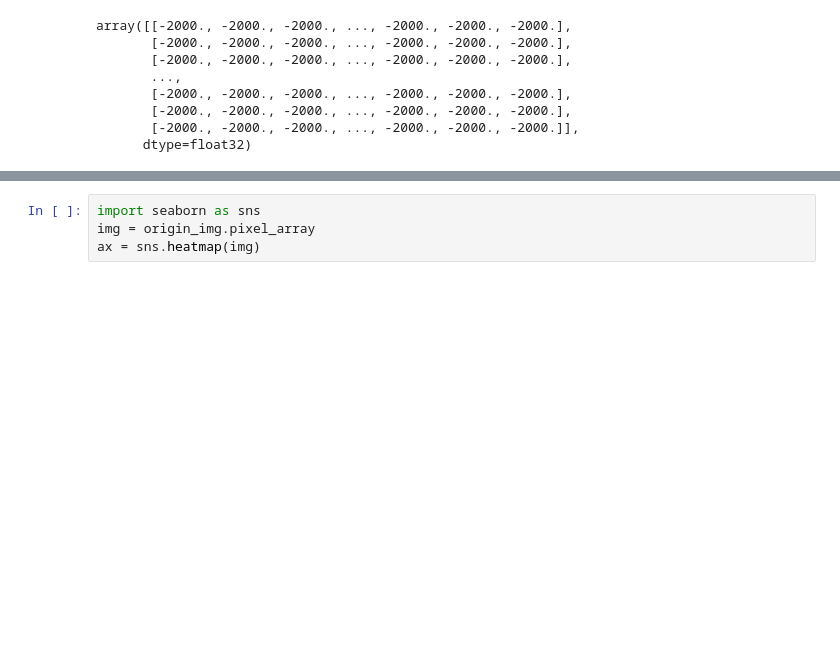
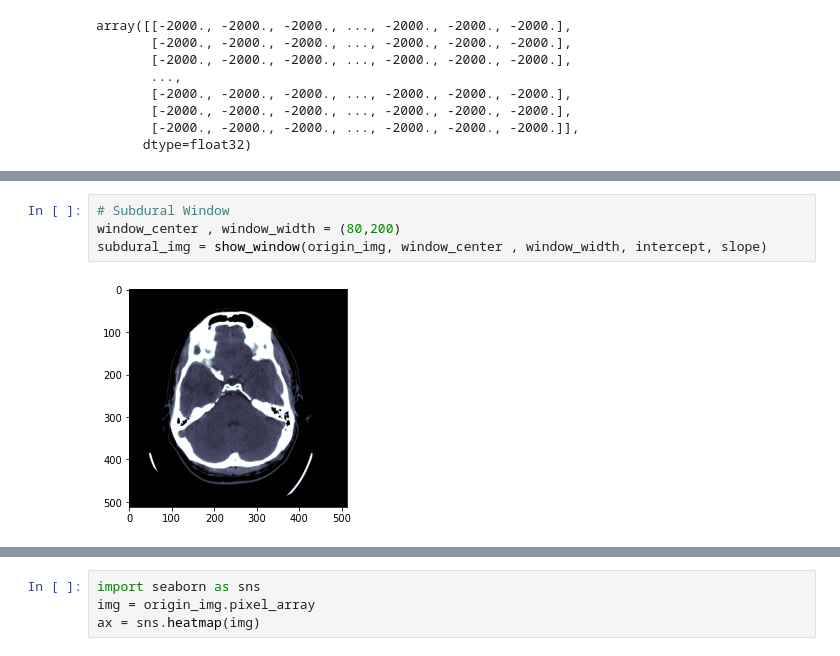
Before and after one commit to tl32rodan/Digital-Medicine-RSNA-ICH-Detection, a Jupyter notebook: dev.ipynb, the cells around one changed output, grey strips where cells are left out. Saved outputs shown, nothing was run; the diff lists cells and outputs as text; blank space fills up the shorter version.

```diff
--- a/dev.ipynb
+++ b/dev.ipynb
@@ -18,0 +86,6 @@ array([[-2000., -2000., -2000., ..., -2000., -2000., -2000.],
+# %%
+# Subdural Window
+window_center , window_width = (80,200)
+subdural_img = show_window(origin_img, window_center , window_width, intercept, slope)
+# %% [output]
+[figure, added]
```
Also changed, not shown: parts of 20 cells of this notebook, 1 other file.
